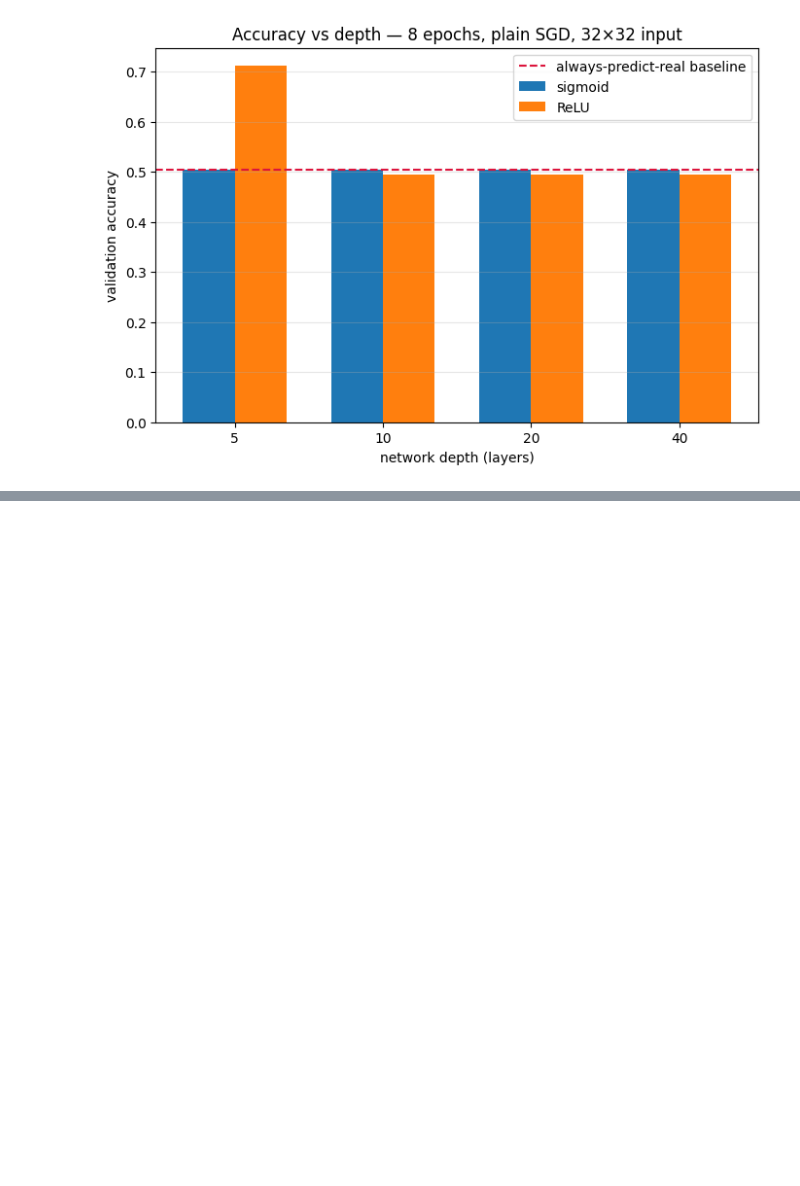
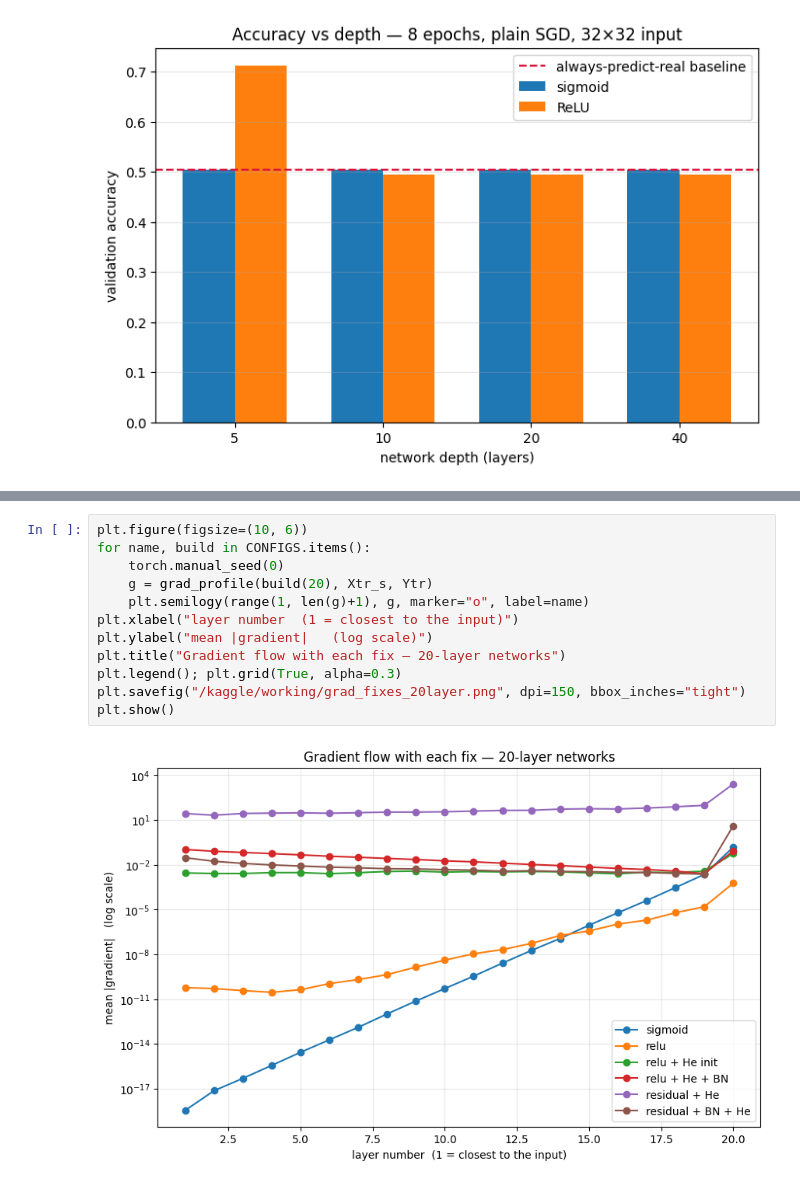
Before and after one commit to HarshitPandey-2021/blindspot, a Jupyter notebook: notebooks/04-detector.ipynb, the cells around one changed output, grey strips where cells are left out. Drawn from its saved outputs; the diff is of its cells as text; blank space fills up the shorter version.

```diff
--- a/notebooks/04-detector.ipynb
+++ b/notebooks/04-detector.ipynb
@@ -718,0 +876,14 @@ plt.show()
+# %%
+plt.figure(figsize=(10, 6))
+for name, build in CONFIGS.items():
+    torch.manual_seed(0)
+    g = grad_profile(build(20), Xtr_s, Ytr)
+    plt.semilogy(range(1, len(g)+1), g, marker="o", label=name)
+plt.xlabel("layer number  (1 = closest to the input)")
+plt.ylabel("mean |gradient|   (log scale)")
+plt.title("Gradient flow with each fix — 20-layer networks")
+plt.legend(); plt.grid(True, alpha=0.3)
+plt.savefig("/kaggle/working/grad_fixes_20layer.png", dpi=150, bbox_inches="tight")
+plt.show()
+# %% [output]
+[figure, added]
```
Also changed, not shown: parts of 6 cells of this notebook, 3 other files.
